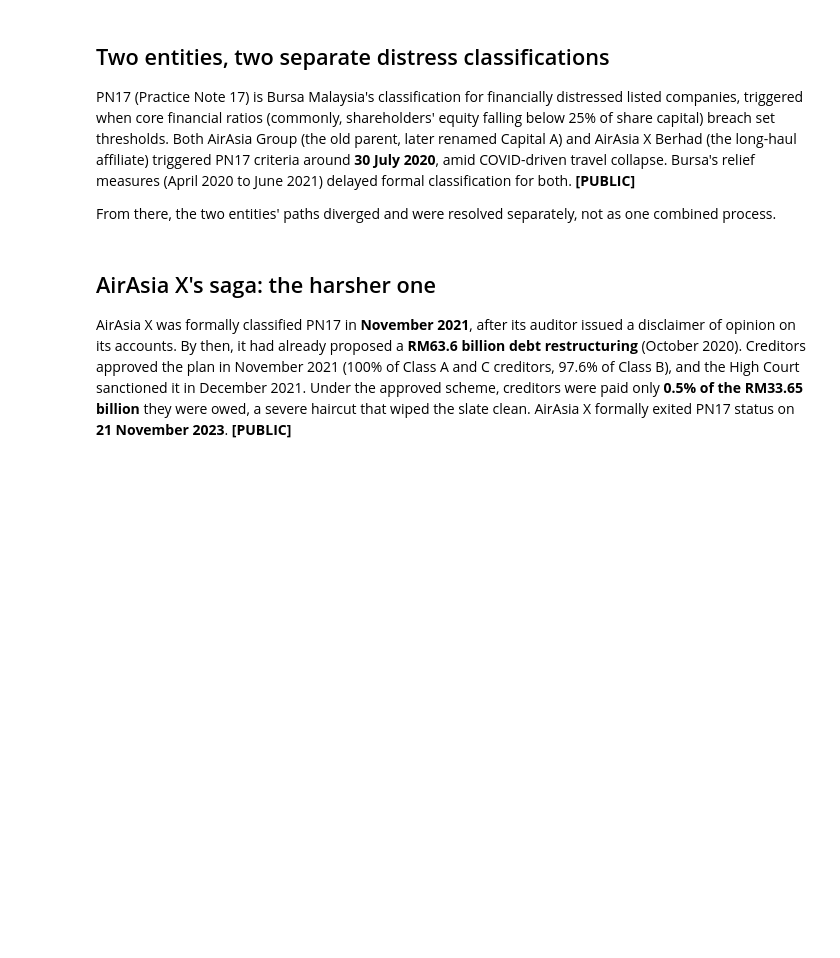
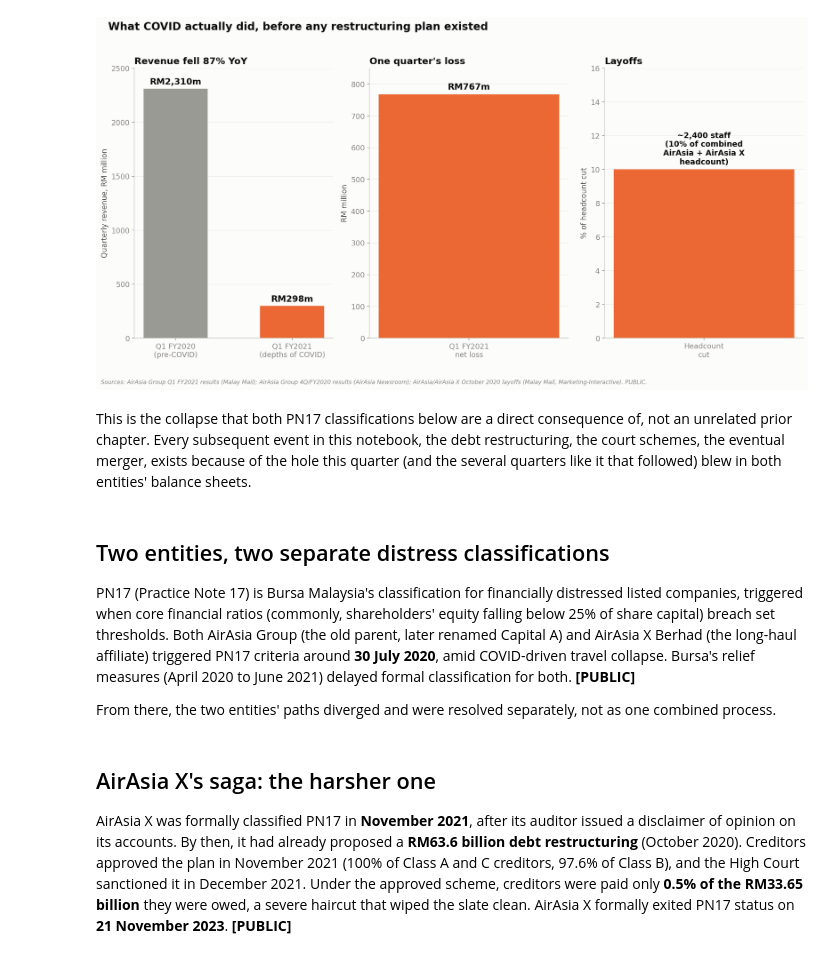
Before and after one commit to ooi-darren/airasia-capital-a, a Jupyter notebook: notebooks/03_twin_pn17_sagas.ipynb, the cells around one changed output. Saved outputs shown, nothing was run; the diff lists cells and outputs as text; code cells hidden in the pictures; blank space fills up the shorter version.

```diff
--- a/notebooks/03_twin_pn17_sagas.ipynb
+++ b/notebooks/03_twin_pn17_sagas.ipynb
@@ -5,3 +13,10 @@
+# %%
+from IPython.display import Image
+Image(filename='../outputs/figures/03b_covid_collapse.png')
+# %% [output]
+[figure, added]
+# %% [markdown]
+This is the collapse that both PN17 classifications below are a direct consequence of, not an unrelated prior chapter. Every subsequent event in this notebook, the debt restructuring, the court schemes, the eventual merger, exists because of the hole this quarter (and the several quarters like it that followed) blew in both entities' balance sheets.
 # %% [markdown]
 ## Two entities, two separate distress classifications
 
```
Also changed, not shown: parts of 7 cells of this notebook, 3 other files.
